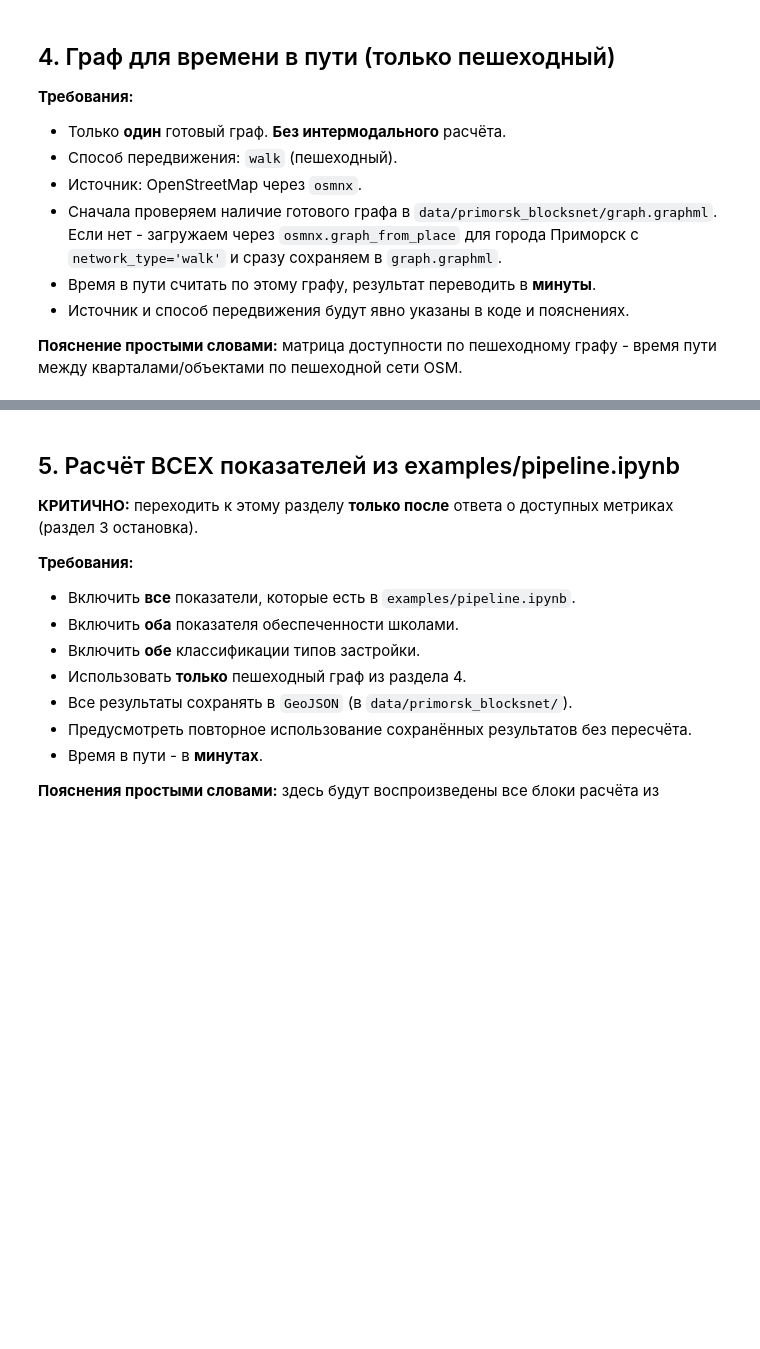
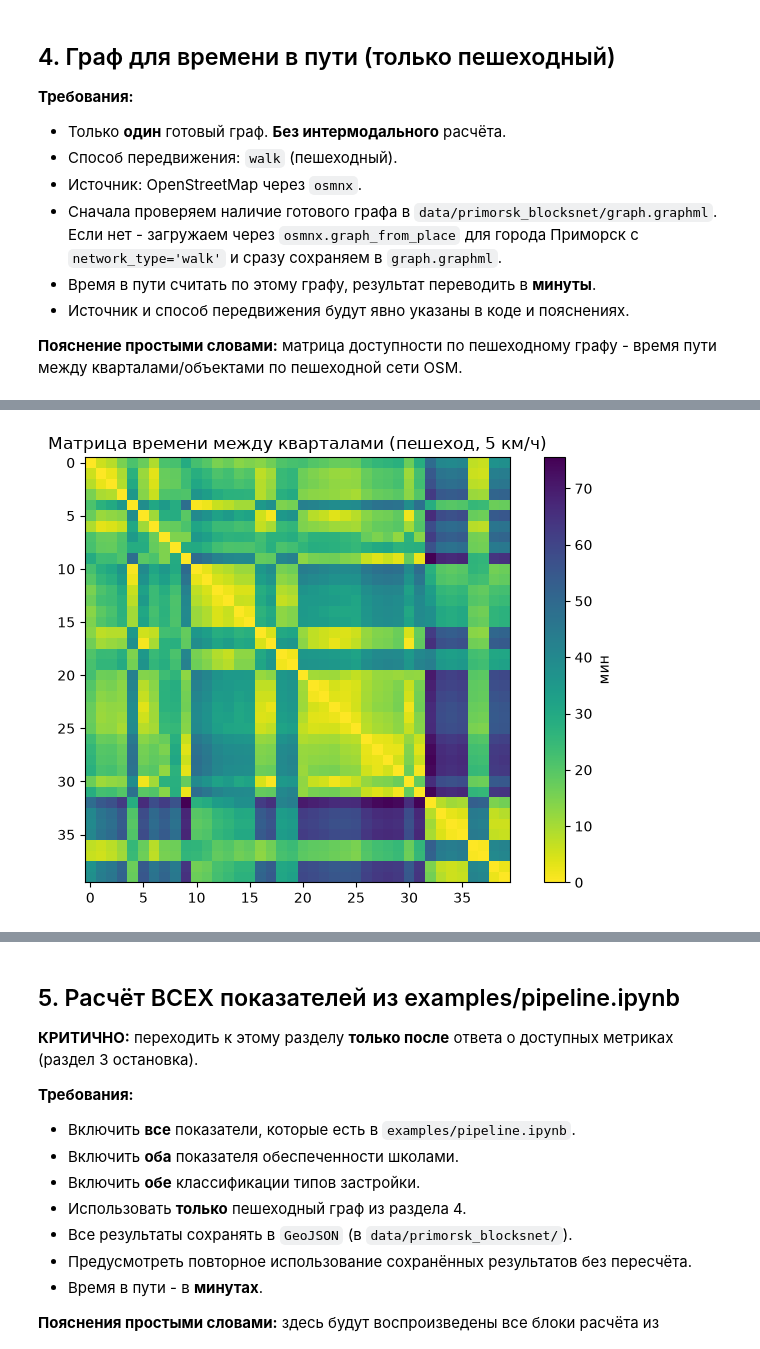
Before and after one commit to Arishka711/urban-ai-practice, a Jupyter notebook: primorsk_blocksnet_pipeline.ipynb, the cells around one changed output, grey strips where cells are left out. Saved outputs shown, nothing was run; the diff lists cells and outputs as text; code cells hidden in the pictures; blank space fills up the shorter version.

Commit message:
Complete Primorsk BlocksNet metrics analysis

```diff
--- a/primorsk_blocksnet_pipeline.ipynb
+++ b/primorsk_blocksnet_pipeline.ipynb
@@ -786,5 +831,9 @@ print(schools.head())
 # %%
+from pathlib import Path
 import networkx as nx
+
+PATH_GRAPH_GraphML = Path("data/primorsk_blocksnet/graph.graphml")
+
 
 print('ИСТОЧНИК ГРАФА: OpenStreetMap через osmnx')
 print('СПОСОБ ПЕРЕДВИЖЕНИЯ: walk (пешеходный), ТОЛЬКО ОДИН, БЕЗ ИНТЕРМОДАЛА')
@@ -799,8 +848,19 @@ else:
     print('Готовый graphml не найден.')
     print('Будет выполнена загрузка через ox.graph_from_place для города Приморск с network_type="walk".')
     print('ЗАПУСК ЯЧЕЙКИ ВЫПОЛНИТ СКАЧИВАНИЕ - ДЕЙСТВУЕШЬ САМОСТОЯТЕЛЬНО.')
-    # Загружаем пешеходный граф только для города Приморск
-    G = ox.graph_from_place('Приморск, Выборгский район, Ленинградская область, Россия', network_type='walk')
+    # Загружаем точную границу Приморска
+    city = gpd.read_file(
+        "data/primorsk_blocksnet/boundary_primorsk.geojson"
+    ).to_crs(4326)
+
+    polygon = city.geometry.union_all()
+
+    # Получаем пешеходный граф
+    G = ox.graph_from_polygon(
+        polygon,
+        network_type="walk",
+        retain_all=True
+    )
     # Сохраняем
     ox.save_graphml(G, filepath=PATH_GRAPH_GraphML)
     print('Граф сохранён в:', PATH_GRAPH_GraphML)
@@ -847,0 +892,76 @@ print('Шаблон готов. Конкретный вызов функций
+# %%
+# Расчёт времени между кварталами по пешеходному графу (только walk), время в минутах
+from pathlib import Path
+import numpy as np
+import pandas as pd
+import networkx as nx
+import matplotlib.pyplot as plt
+
+DATA_DIR = Path('data/primorsk_blocksnet')
+PATH_ACC = DATA_DIR / 'accessibility_matrix_blocks_minutes.csv'
+
+WALK_SPEED_KMH = 5.0
+WALK_SPEED_MS = WALK_SPEED_KMH * 1000.0 / 3600.0
+print('Скорость пешехода:', WALK_SPEED_KMH, 'км/ч')
+
+import geopandas as gpd
+
+blocks_g = gpd.read_file(
+    DATA_DIR / "blocks.geojson"
+).to_crs(epsg=32635)
+
+n = len(blocks_g)
+print('Кварталов:', n)
+
+try:
+    print('CRS графа:', G.graph.get('crs'))
+except Exception as e:
+    print(e)
+print('CRS blocks:', blocks_g.crs)
+
+blocks_g['centroid'] = blocks_g.geometry.centroid
+blocks_wgs = blocks_g.set_geometry('centroid').to_crs(epsg=4326)
+orig_nodes = ox.nearest_nodes(G, blocks_wgs.geometry.x.values, blocks_wgs.geometry.y.values)
+blocks_g['node'] = orig_nodes
+print('Уникальных узлов:', len(set(orig_nodes)))
+
+G_calc = G.copy()
+for u,v,k,data in G_calc.edges(keys=True, data=True):
+    if 'length' not in data:
+        continue
+    length_m = float(data['length'])
+    data['travel_time_sec'] = length_m / WALK_SPEED_MS if WALK_SPEED_MS > 0 else np.nan
+    data['travel_time_min'] = data['travel_time_sec'] / 60.0
+
+acc_mat = np.full((n,n), np.nan)
+np.fill_diagonal(acc_mat, 0.0)
+nodes_list = blocks_g['node'].tolist()
+for i in range(n):
+    try:
+        dists = nx.single_source_dijkstra_path_length(G_calc, nodes_list[i], weight='travel_time_min')
+        for j in range(n):
+            if i == j:
+                continue
+            nj = nodes_list[j]
+            if nj in dists:
+                acc_mat[i,j] = dists[nj]
+            else:
+                acc_mat[i,j] = np.nan
+    except Exception:
+        pass
+
+acc_df = pd.DataFrame(acc_mat, index=blocks_g.index, columns=blocks_g.index)
+print('Размер матрицы:', acc_df.shape)
+print('Доля достижимых пар:', float(np.mean(~np.isnan(acc_mat))))
+acc_df.to_csv(PATH_ACC)
+print('Сохранено:', PATH_ACC)
+
+valid = acc_mat[~np.isnan(acc_mat)]
+fig, ax = plt.subplots(figsize=(7,5))
+vmax = valid.max() if len(valid)>0 else 1
+im = ax.imshow(np.nan_to_num(acc_mat, nan=vmax), cmap='viridis_r')
+plt.colorbar(im, ax=ax, label='мин')
+ax.set_title('Матрица времени между кварталами (пешеход, 5 км/ч)')
+plt.tight_layout()
+plt.show()
+# %% [output]
@@ -847,0 +976 @@ print('Шаблон готов. Конкретный вызов функций
+[figure, added]
```
Also changed, not shown: parts of 40 cells of this notebook, 13 other files.
